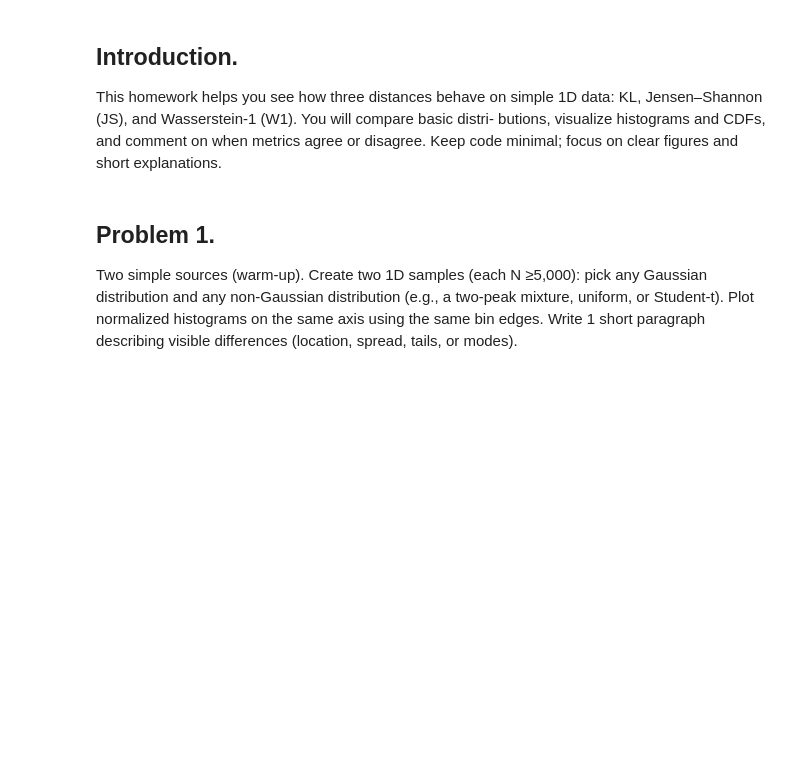
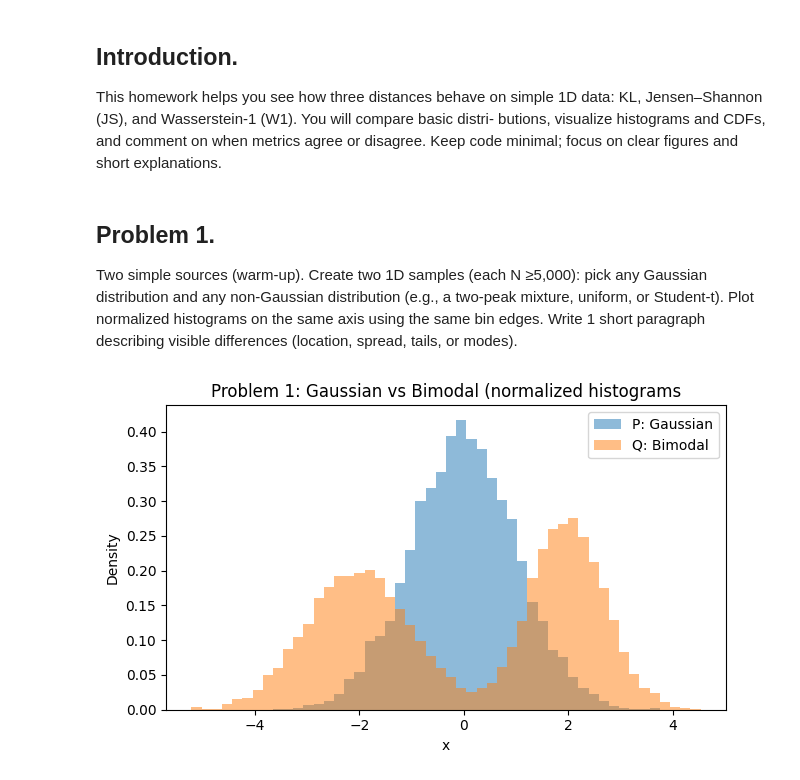
Before and after one commit to amnessa/MMI_714_generative_models, a Jupyter notebook: homeworks/homework1/Cagdas_Guven_Homework1.ipynb, the cells around one changed output. Cells and saved outputs as stored; diff of their text form; code cells hidden in the pictures; blank space fills up the shorter version.

Commit message:
Add histogram output image for homework 1, problem 1

```diff
--- a/homeworks/homework1/Cagdas_Guven_Homework1.ipynb
+++ b/homeworks/homework1/Cagdas_Guven_Homework1.ipynb
@@ -65,3 +147,19 @@ pick any Gaussian distribution and any non-Gaussian distribution (e.g., a two-pe
 uniform, or Student-t). Plot normalized histograms on the same axis using the same bin
 edges. Write 1 short paragraph describing visible differences (location, spread, tails, or
 modes).
+# %%
+N1 = 10_000
+P1 = make_gaussian(N1, mean=0.0, std=1.0)
+Q1 = make_bimodal(N1, mean1=-2.0, std1=1.0, mean2=2.0, std2=0.7, p=0.5)
+r1 = common_range(P1, Q1)
+bins1 = 50
+
+plt.figure(figsize=(6.5, 4.0))
+plt.hist(P1, bins=bins1, range=r1, density=True, alpha=0.5, label='P: Gaussian')
+plt.hist(Q1, bins=bins1, range=r1, density=True, alpha=0.5, label='Q: Bimodal')
+plt.title('Problem 1: Gaussian vs Bimodal (normalized histograms')
+plt.xlabel('x'); plt.ylabel('Density'); plt.legend(); plt.tight_layout()
+plt.savefig(os.path.join(outdir, 'p1_hist.png'), dpi=150)
+plt.show()
+# %% [output]
+[figure, added]
```
Also changed, not shown: parts of 11 cells of this notebook, 1 other file.
